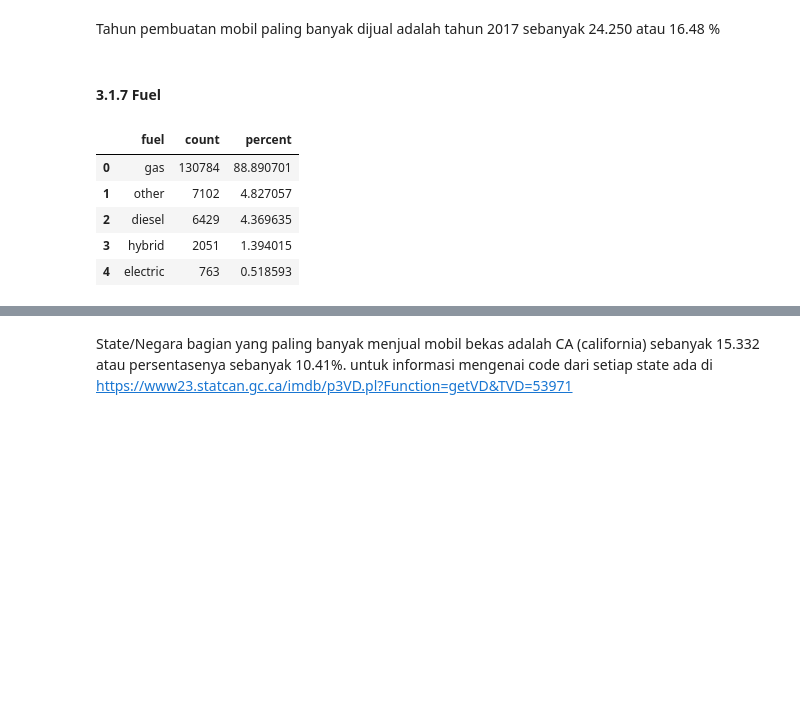
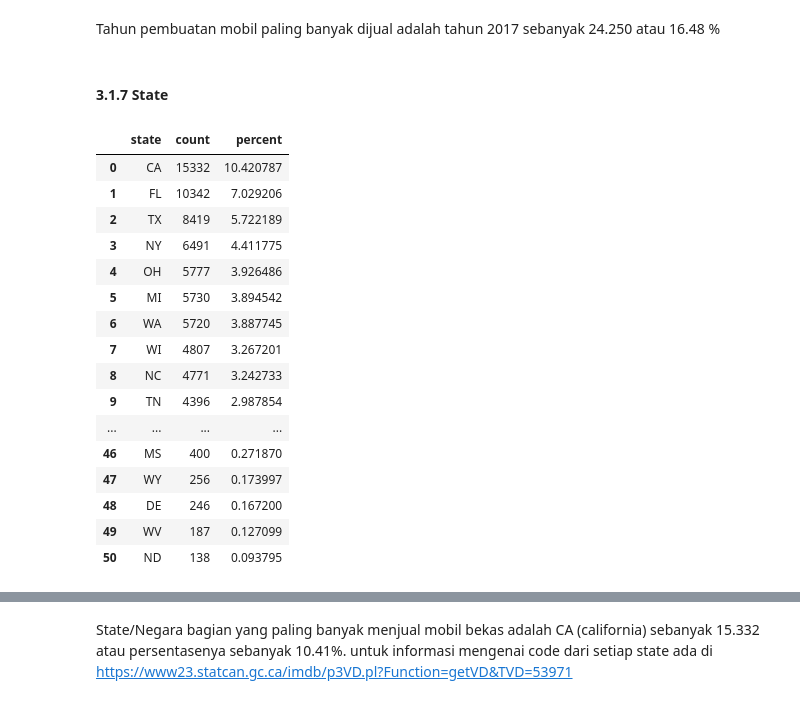
Before and after one commit to marifw70/Final_Project-Used-Car-Price-Prediction, a Jupyter notebook: FinalProject_part2.ipynb, the cells around one changed output, grey strips where cells are left out. Cells and saved outputs as stored; diff of their text form; code cells hidden in the pictures; blank space fills up the shorter version.

```diff
--- a/FinalProject_part2.ipynb
+++ b/FinalProject_part2.ipynb
@@ -116,6 +108,12 @@ Pada kolom price akan dilakukan feature engineering untuk menambahkan feature/ko
 bin_car = [1999, df['price'].mean(),df['price'].max()]
 label_car = ['basic car','luxury car']
 df['class_car'] = pd.cut(df['price'], bins = bin_car, labels = label_car)
+# %%
+# Binning the odometer column
+
+bin_odo = [-1, 30000,60000,90000,df['odometer'].max()]
+label_odo = ['<30K','30-60K','60K-90K','90K<']
+df['range_odo'] = pd.cut(df['odometer'], bins = bin_odo, labels = label_odo)
 # %%
 df.head()
 # %% [output]
@@ -286,14 +308,26 @@ fig.show()
 # %% [markdown]
 Tahun pembuatan mobil paling banyak dijual adalah tahun 2017 sebanyak 24.250 atau 16.48 %
 # %% [markdown]
-#### 3.1.7 Fuel
+#### 3.1.7 State
 # %%
-fu= df.stb.freq(['fuel'], cum_cols =False)
-fu
+df['state']= df['state'].str.upper()
+state =df.stb.freq(['state'], cum_cols =False)
+state
 # %% [output]
-|  | fuel | count | percent |
-| 0 | gas | 130784 | 88.890701 |
-| 1 | other | 7102 | 4.827057 |
-| 2 | diesel | 6429 | 4.369635 |
-| 3 | hybrid | 2051 | 1.394015 |
-| 4 | electric | 763 | 0.518593 |
+|  | state | count | percent |
+| 0 | CA | 15332 | 10.420787 |
+| 1 | FL | 10342 | 7.029206 |
+| 2 | TX | 8419 | 5.722189 |
+| 3 | NY | 6491 | 4.411775 |
+| 4 | OH | 5777 | 3.926486 |
+| 5 | MI | 5730 | 3.894542 |
+| 6 | WA | 5720 | 3.887745 |
+| 7 | WI | 4807 | 3.267201 |
+| 8 | NC | 4771 | 3.242733 |
+| 9 | TN | 4396 | 2.987854 |
+| ... | ... | ... | ... |
+| 46 | MS | 400 | 0.271870 |
+| 47 | WY | 256 | 0.173997 |
+| 48 | DE | 246 | 0.167200 |
+| 49 | WV | 187 | 0.127099 |
+| 50 | ND | 138 | 0.093795 |
```
Also changed, not shown: parts of 117 cells of this notebook, 8 other files.
